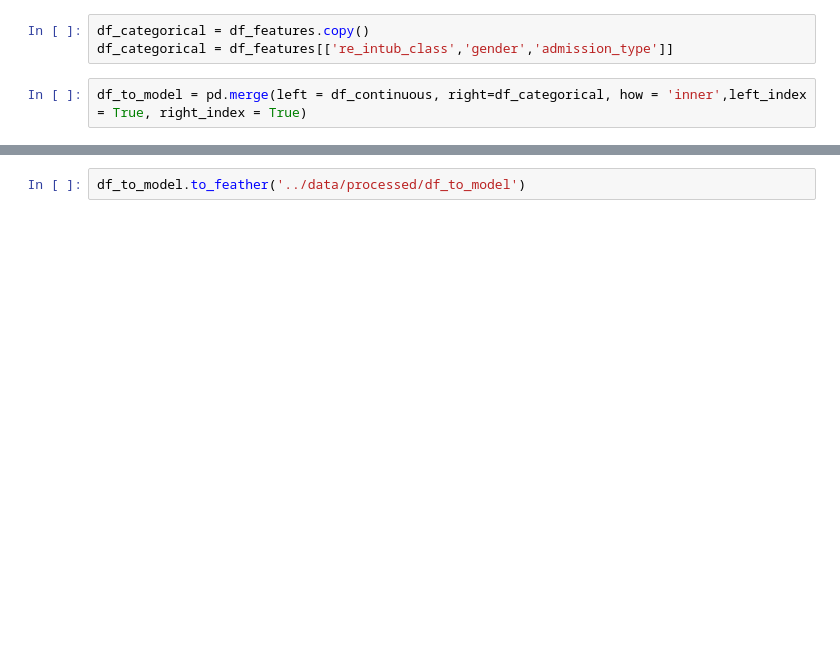
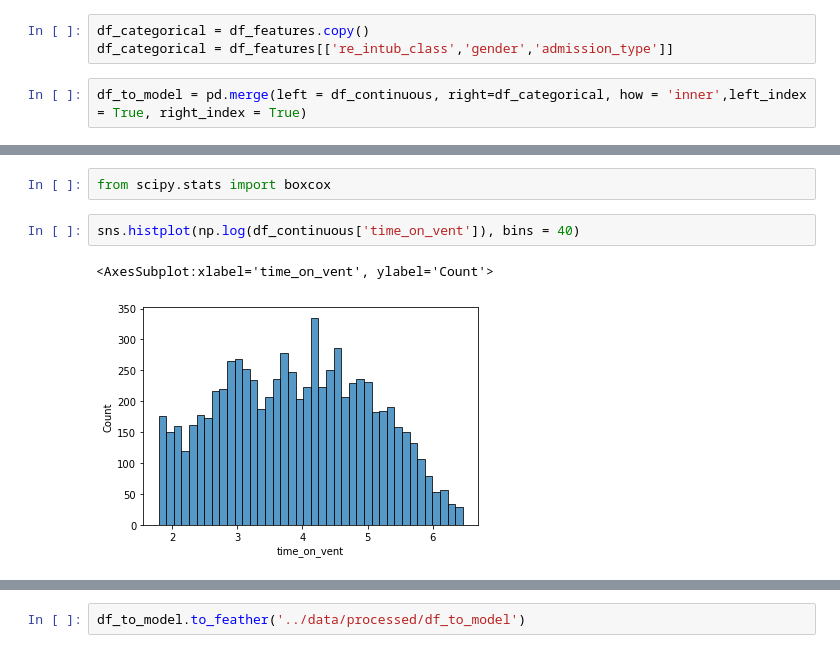
Before and after one commit to anne717/ventilator-insight, a Jupyter notebook: notebooks/06EDA.ipynb, the cells around one changed output, grey strips where cells are left out. Drawn from its saved outputs; the diff is of its cells as text; blank space fills up the shorter version.

```diff
--- a/notebooks/06EDA.ipynb
+++ b/notebooks/06EDA.ipynb
@@ -205,0 +179,7 @@ df_to_model = pd.merge(left = df_continuous, right=df_categorical, how = 'inner'
+# %%
+from scipy.stats import boxcox
+# %%
+sns.histplot(np.log(df_continuous['time_on_vent']), bins = 40)
+# %% [output]
+<AxesSubplot:xlabel='time_on_vent', ylabel='Count'>
+[figure, added]
```
Also changed, not shown: parts of 19 cells of this notebook, 1 other file.
